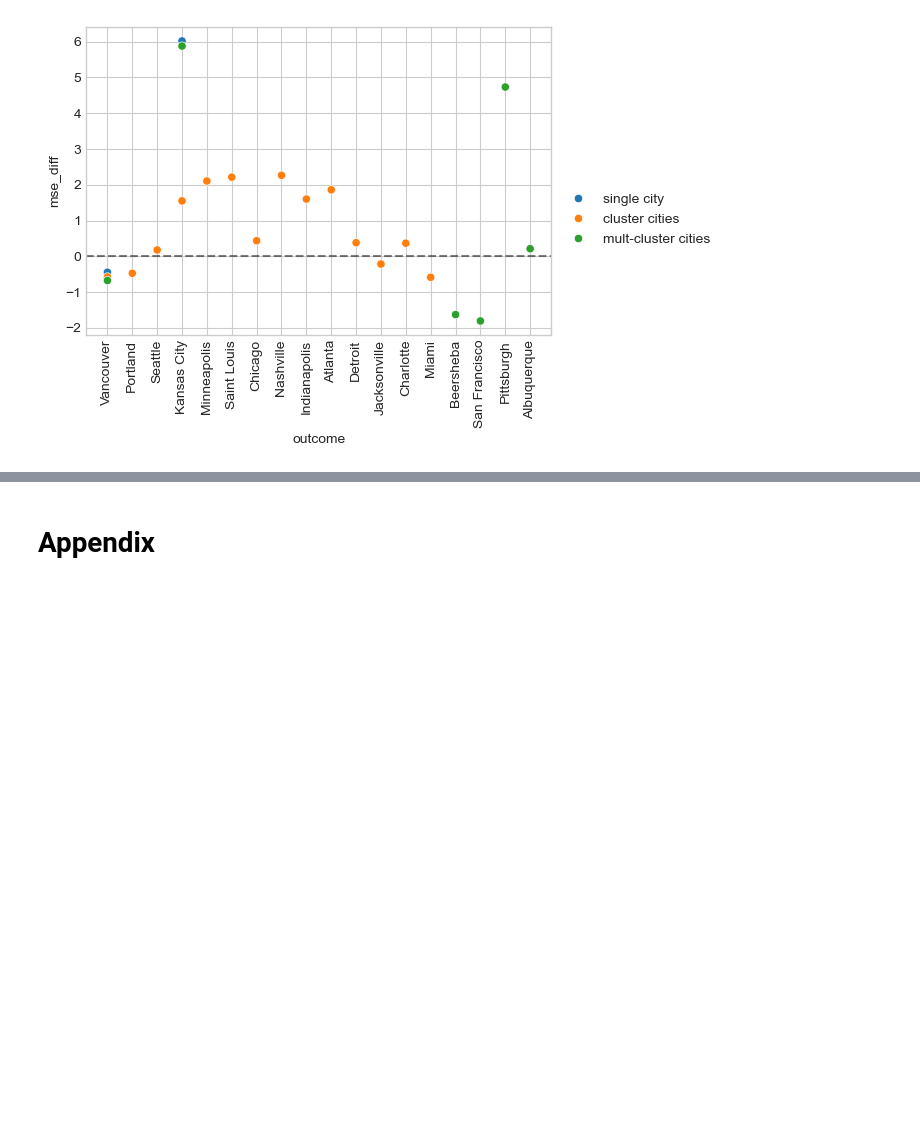
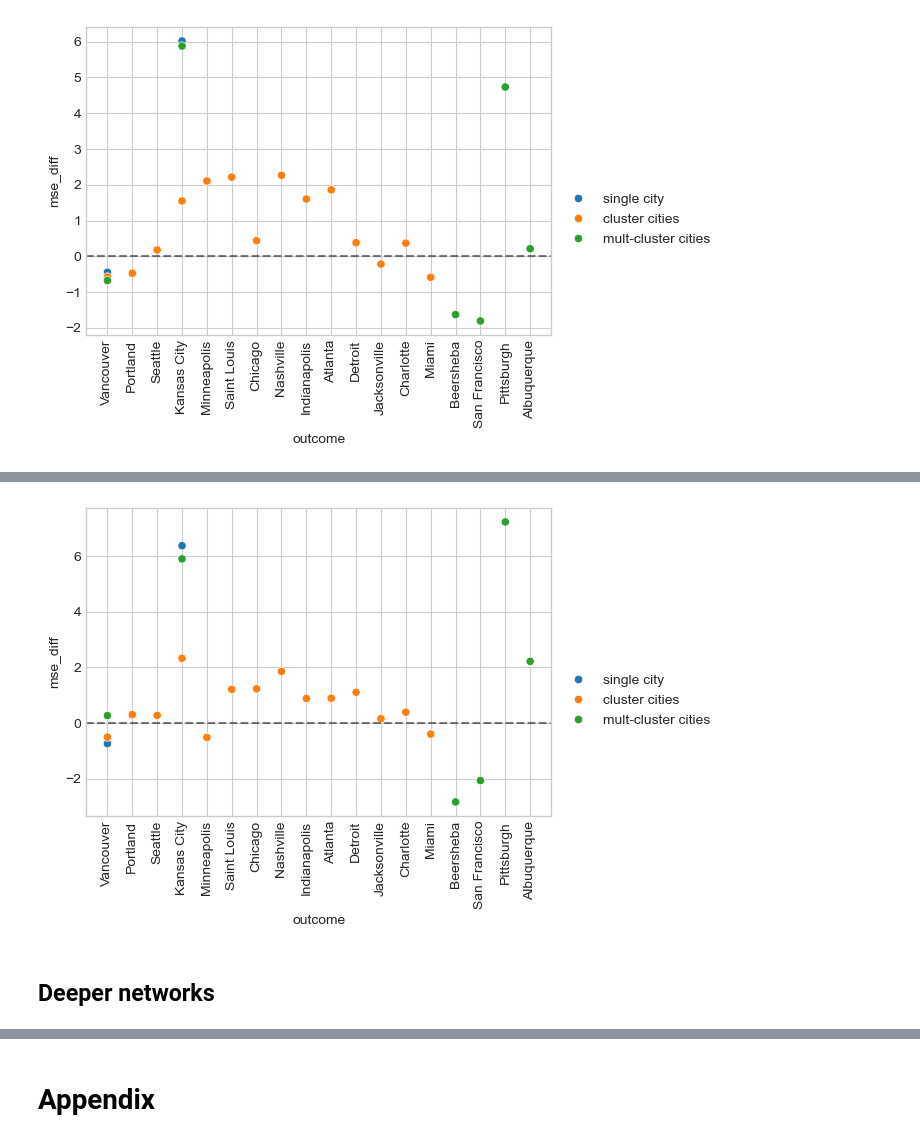
Before and after one commit to stanton119/data-analysis, a Jupyter notebook: neural_networks/fitting_multimodal_distributions/unfinished-multi_task_learning/multitask_learning.ipynb, the cells around one changed output, grey strips where cells are left out. Drawn from its saved outputs; the diff is of its cells as text; code cells hidden in the pictures; blank space fills up the shorter version.

Commit message:
multi task notebook

```diff
--- a/neural_networks/fitting_multimodal_distributions/unfinished-multi_task_learning/multitask_learning.ipynb
+++ b/neural_networks/fitting_multimodal_distributions/unfinished-multi_task_learning/multitask_learning.ipynb
@@ -1124,0 +1283,37 @@ fig.show()
+# %%
+multi_model_cities = (
+    losses_repeat_trials_separate_heads.group_by("col")
+    .agg(pl.col("model_name").unique().count().alias("count"))
+    .filter(pl.col("count") > 1)["col"]
+)
+plot_df = (
+    losses_repeat_trials_separate_heads.filter(
+        (pl.col("fold") == "test") & pl.col("col").is_in(multi_model_cities)
+    )
+    .rename({"col": "outcome"})
+    .with_columns(
+        (
+            pl.col("mse")
+            - pl.col("mse").filter(pl.col("model_name") == "all cities").first()
+        )
+        .over(["outcome", "seed", "fold"])
+        .alias("mse_diff")
+    )
+)
+
+fig, ax = plt.subplots(figsize=(6, 4))
+sns.scatterplot(
+    data=plot_df.filter(pl.col("model_name") != "all cities"),
+    x="outcome",
+    y="mse_diff",
+    hue="model_name",
+    ax=ax,
+)
+ax.tick_params(axis="x", labelrotation=90)
+ax.legend(loc="upper left", bbox_to_anchor=(1, 0.5))
+ax.axhline(y=0, linestyle="--", color="k", alpha=0.5)
+fig.show()
+# %% [output]
+[figure, added]
+# %% [markdown]
+## Deeper networks
```
Also changed, not shown: parts of 6 cells of this notebook.
